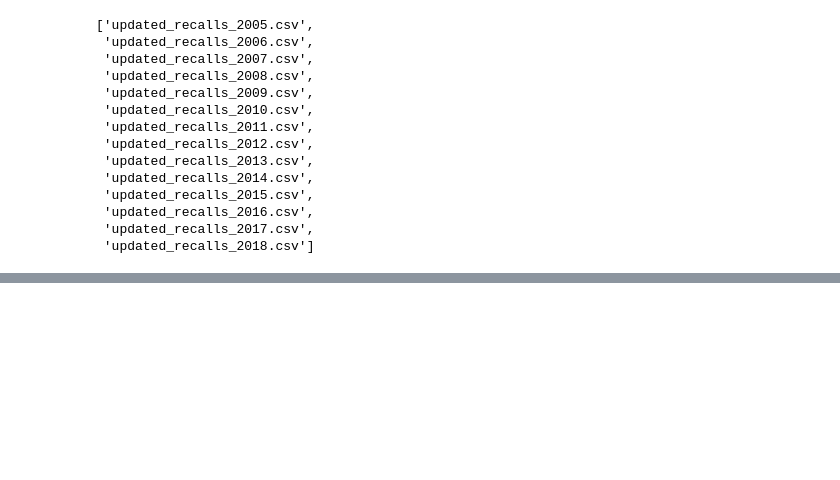
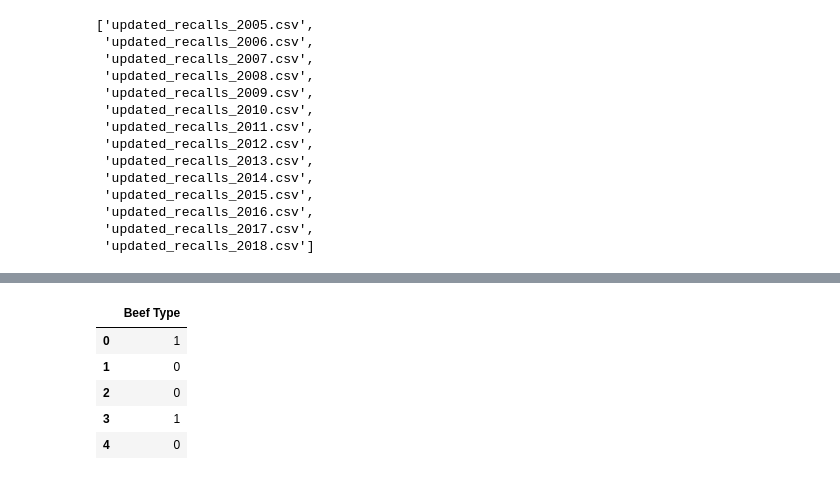
Before and after one commit to yemikifouly/food-recalls-analysis, a Jupyter notebook: data_cleaning_and_preparation.ipynb, the cells around one changed output, grey strips where cells are left out. Cells and saved outputs as stored; diff of their text form; code cells hidden in the pictures; blank space fills up the shorter version.

```diff
--- a/data_cleaning_and_preparation.ipynb
+++ b/data_cleaning_and_preparation.ipynb
@@ -634,0 +637,12 @@ for idx, (year, df) in enumerate(df_dict.items()):
+# %%
+beef_pattern = r'beef'
+recalls_beef = pd.DataFrame(recalls['Product'].str.contains(beef_pattern, flags=re.I).astype('int64'))
+recalls_beef = recalls_beef.rename({'Product': 'Beef Type'}, axis=1)
+recalls_beef.head()
+# %% [output]
+|  | Beef Type |
+| 0 | 1 |
+| 1 | 0 |
+| 2 | 0 |
+| 3 | 1 |
+| 4 | 0 |
```
Also changed, not shown: parts of 6 cells of this notebook.
